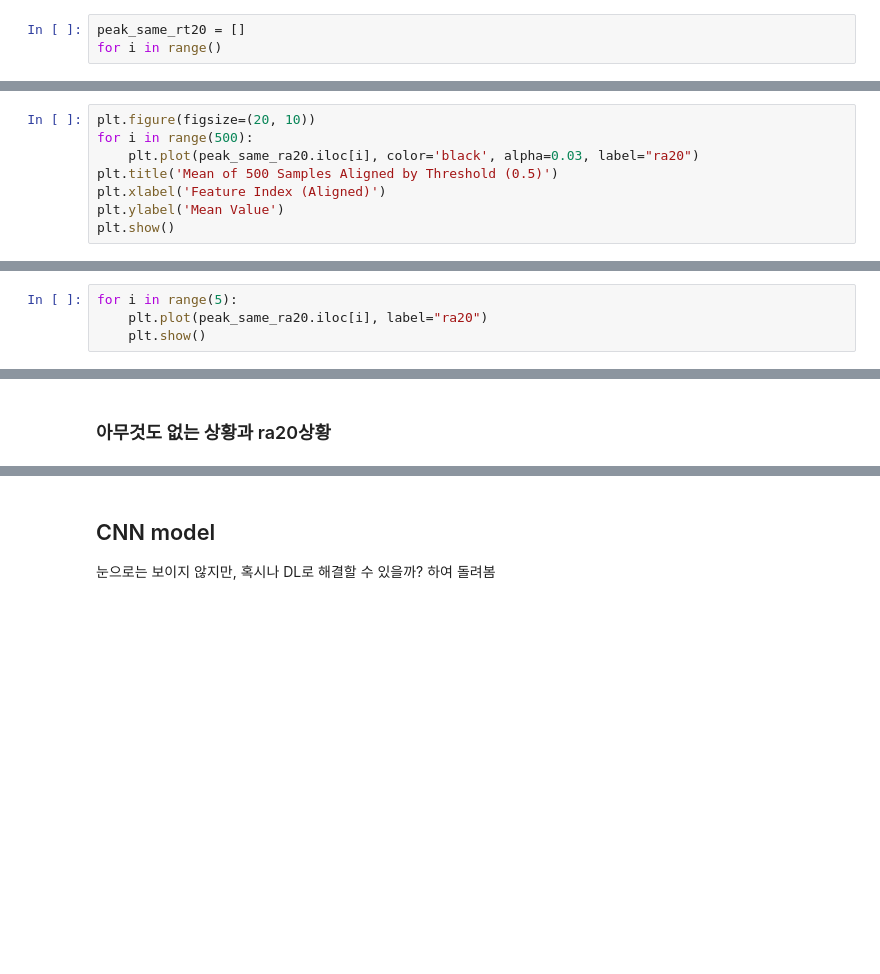
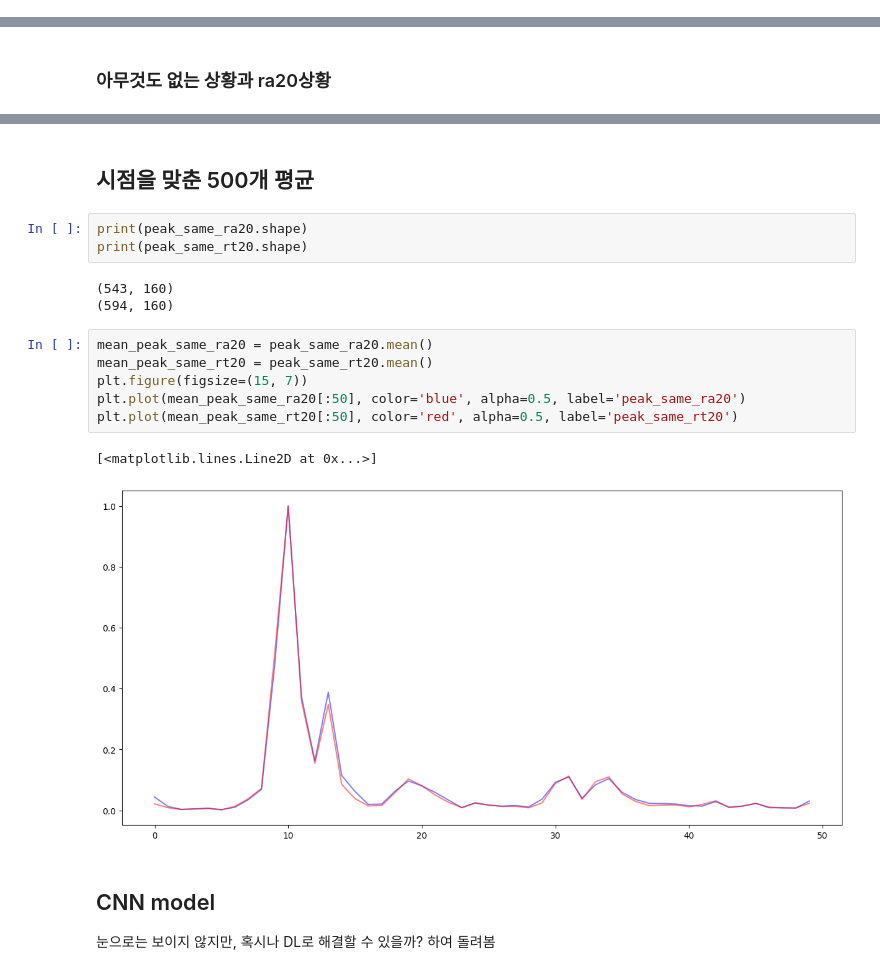
Before and after one commit to jkworldchampion/tag-less_tracking_with_uwb, a Jupyter notebook: cnn_classification.ipynb, the cells around one changed output, grey strips where cells are left out. Drawn from its saved outputs; the diff is of its cells as text; blank space fills up the shorter version.

```diff
--- a/cnn_classification.ipynb
+++ b/cnn_classification.ipynb
@@ -186,5 +182,2 @@ for i in range(ra20.shape[0]):
     peak_same_ra20.append(ra20.iloc[i][start-10:start+150].values)
 peak_same_ra20 = pd.DataFrame(peak_same_ra20)
-# %%
-peak_same_rt20 = []
-for i in range()
@@ -201,8 +183,0 @@ peak_same_ra20.head(5)
-# %%
-plt.figure(figsize=(20, 10))
-for i in range(500):
-    plt.plot(peak_same_ra20.iloc[i], color='black', alpha=0.03, label="ra20")
-plt.title('Mean of 500 Samples Aligned by Threshold (0.5)')
-plt.xlabel('Feature Index (Aligned)')
-plt.ylabel('Mean Value')
-plt.show()
@@ -211,4 +183,0 @@ plt.show()
-# %%
-for i in range(5):
-    plt.plot(peak_same_ra20.iloc[i], label="ra20")
-    plt.show()
@@ -298,3 +283,20 @@ plt.plot(mean_ra20[700:], color='red', alpha=0.5, label='ra20')
+# %% [markdown]
+## 시점을 맞춘 500개 평균
+# %%
+print(peak_same_ra20.shape)
+print(peak_same_rt20.shape)
+# %% [output]
+(543, 160)
+(594, 160)
+# %%
+mean_peak_same_ra20 = peak_same_ra20.mean()
+mean_peak_same_rt20 = peak_same_rt20.mean()
+plt.figure(figsize=(15, 7))
+plt.plot(mean_peak_same_ra20[:50], color='blue', alpha=0.5, label='peak_same_ra20')
+plt.plot(mean_peak_same_rt20[:50], color='red', alpha=0.5, label='peak_same_rt20')
+# %% [output]
+[<matplotlib.lines.Line2D at 0x...>]
+[figure, added]
 # %% [markdown]
 ## CNN model
 눈으로는 보이지 않지만, 혹시나 DL로 해결할 수 있을까? 하여 돌려봄
```
Also changed, not shown: parts of 39 cells of this notebook.
